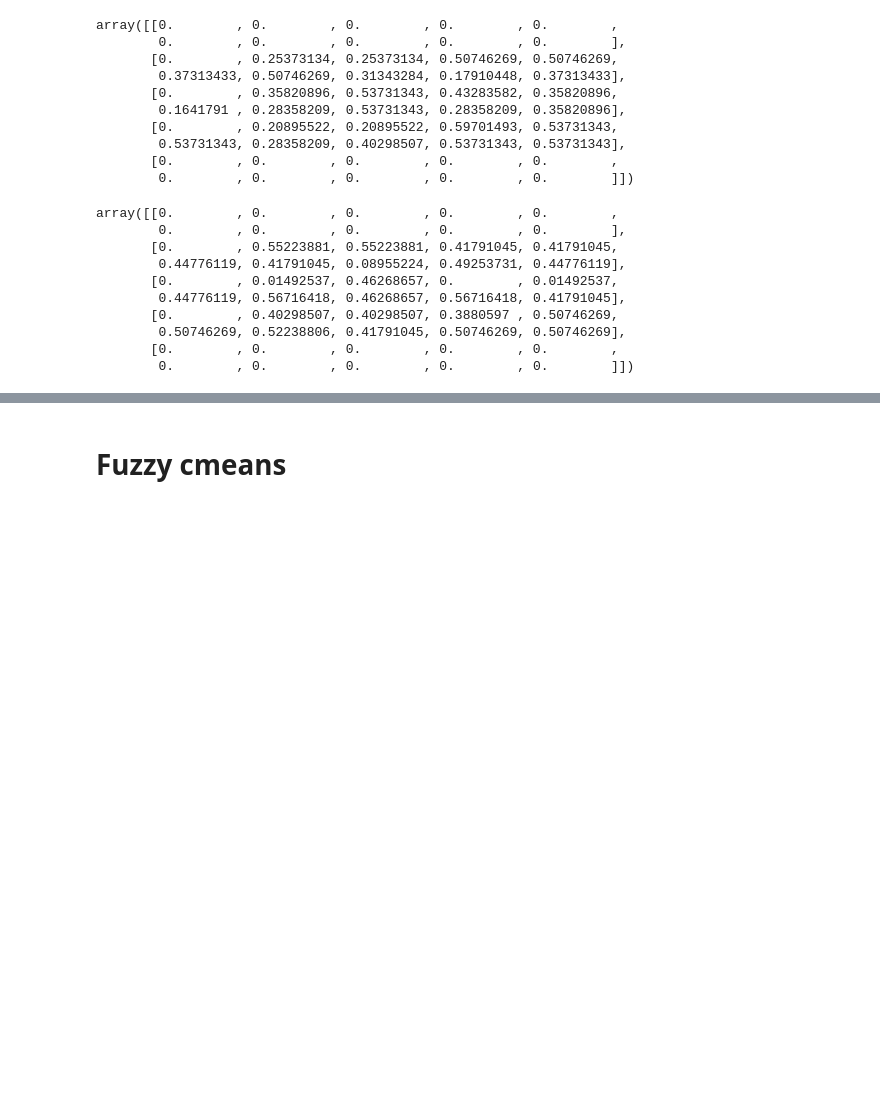
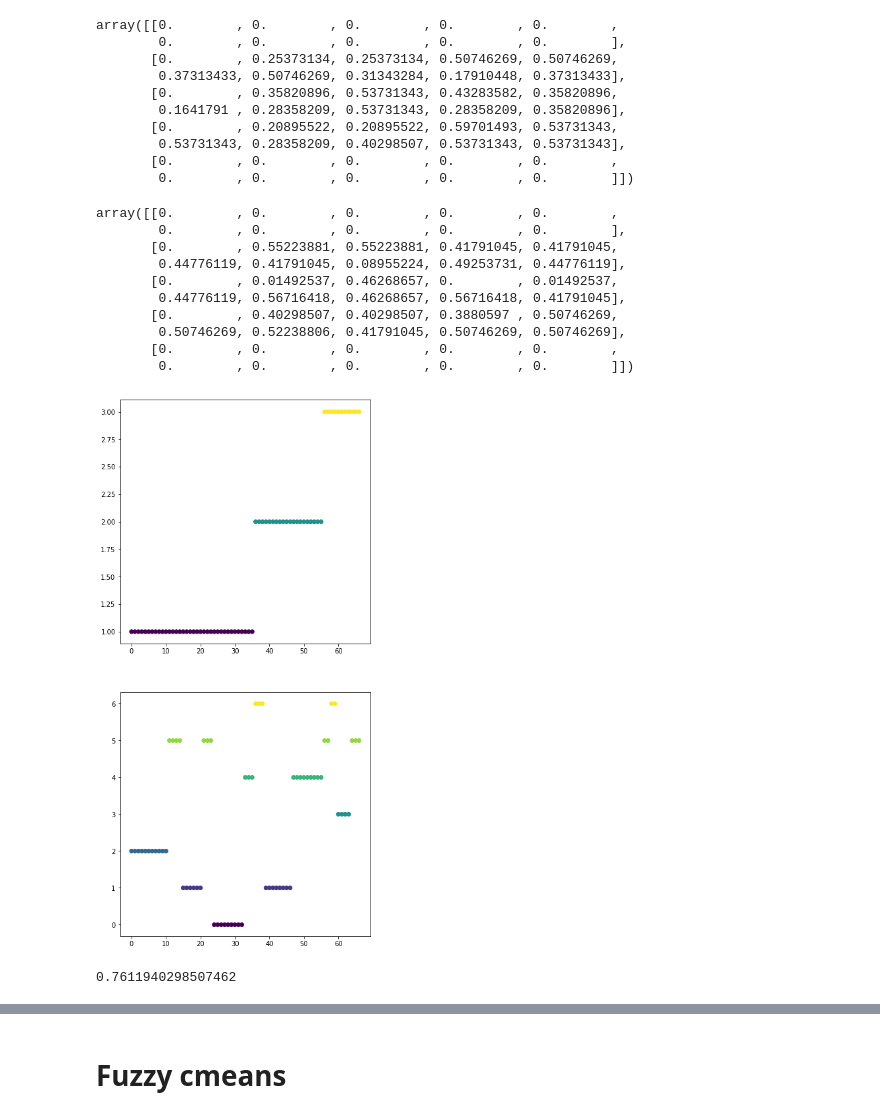
Before and after one commit to David9203/SUP, a Jupyter notebook: GMMHMM/Bolivar.ipynb, the cells around one changed output, grey strips where cells are left out. Drawn from its saved outputs; the diff is of its cells as text; code cells hidden in the pictures; blank space fills up the shorter version.

```diff
--- a/GMMHMM/Bolivar.ipynb
+++ b/GMMHMM/Bolivar.ipynb
@@ -979,3 +1009,51 @@ array([[0.        , 0.        , 0.        , 0.        , 0.        ,
         0.50746269, 0.52238806, 0.41791045, 0.50746269, 0.50746269],
        [0.        , 0.        , 0.        , 0.        , 0.        ,
         0.        , 0.        , 0.        , 0.        , 0.        ]])
+# %%
+##con permanencia
+from hmmlearn import hmm
+
+modelhm=hmm.GMMHMM(n_components=7,n_mix=2)
+modelhm.fit(scalx)
+labels = modelhm.predict(scalx)
+#        gmm = GMM(n_components=j).fit(principalf)
+#       labels = gmm.predict(principalf)
+# %%
+fig = plt.figure(figsize=(15,15))
+ax = fig.add_subplot(2,2,1)
+x=np.arange(scalx.shape[0])
+y=yp
+
+img = ax.scatter(x, yp, c=yp, cmap=plt.viridis())
+axx = fig.add_subplot(2,2,3)
+img = axx.scatter(x, labels, c=labels, cmap=plt.viridis())
+plt.show()
+# %% [output]
+[figure, added]
+# %%
+from sklearn.metrics import accuracy_score
+
+newlist = []
+
+for item in labels:
+    #print(item)
+    if item == 0  :
+        item = 1
+    elif item == 1  :
+        item = 2
+    elif item == 2  :
+        item = 1
+    elif item == 3  :
+        item = 2
+    elif item == 4  :
+        item = 3
+    elif item == 5  :
+        item = 1
+    elif item == 6  :
+        item = 2
+        #print(item)
+    newlist.append(item)
+newlist;
+accuracy_score(yp,newlist)
+# %% [output]
+0.7611940298507462
```
Also changed, not shown: parts of 15 cells of this notebook, 4 other files.
